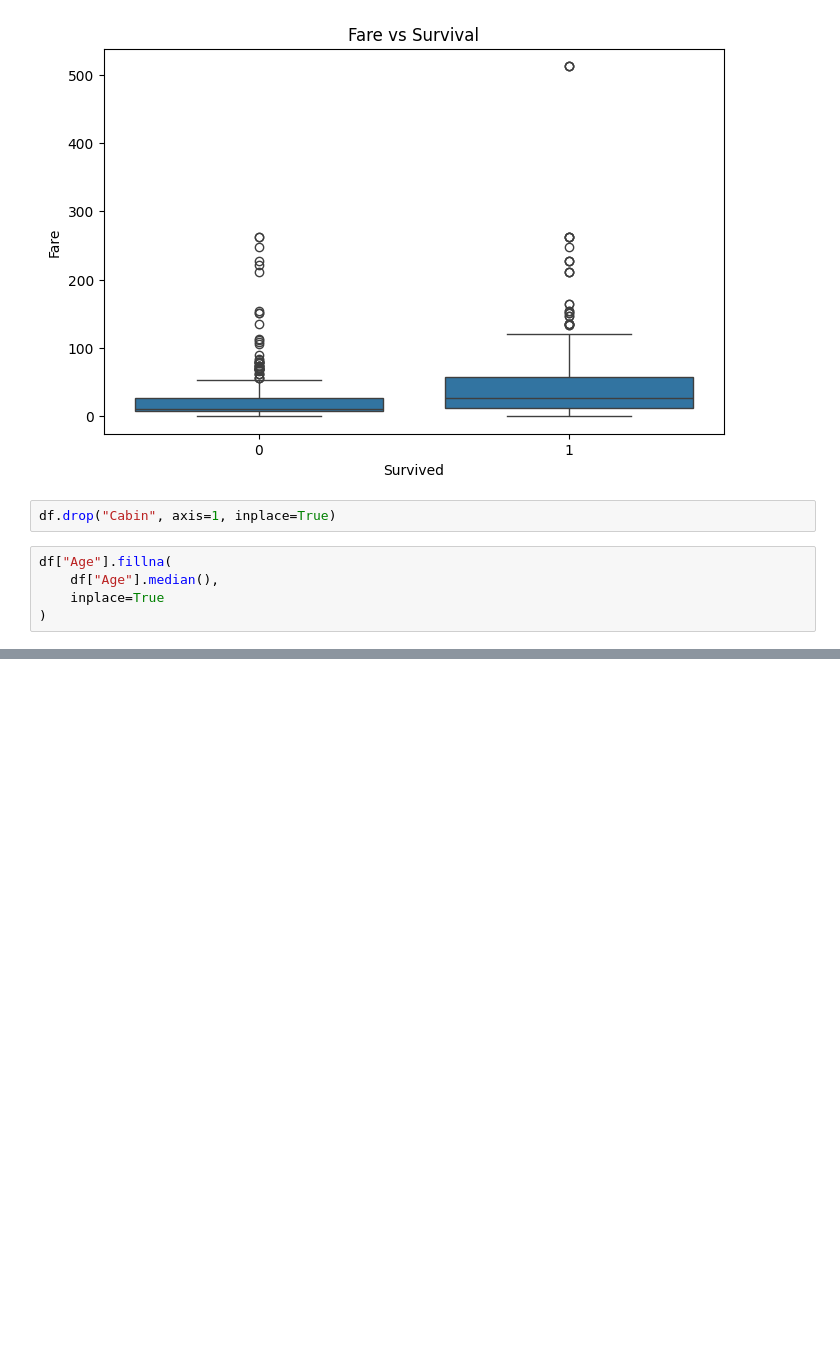
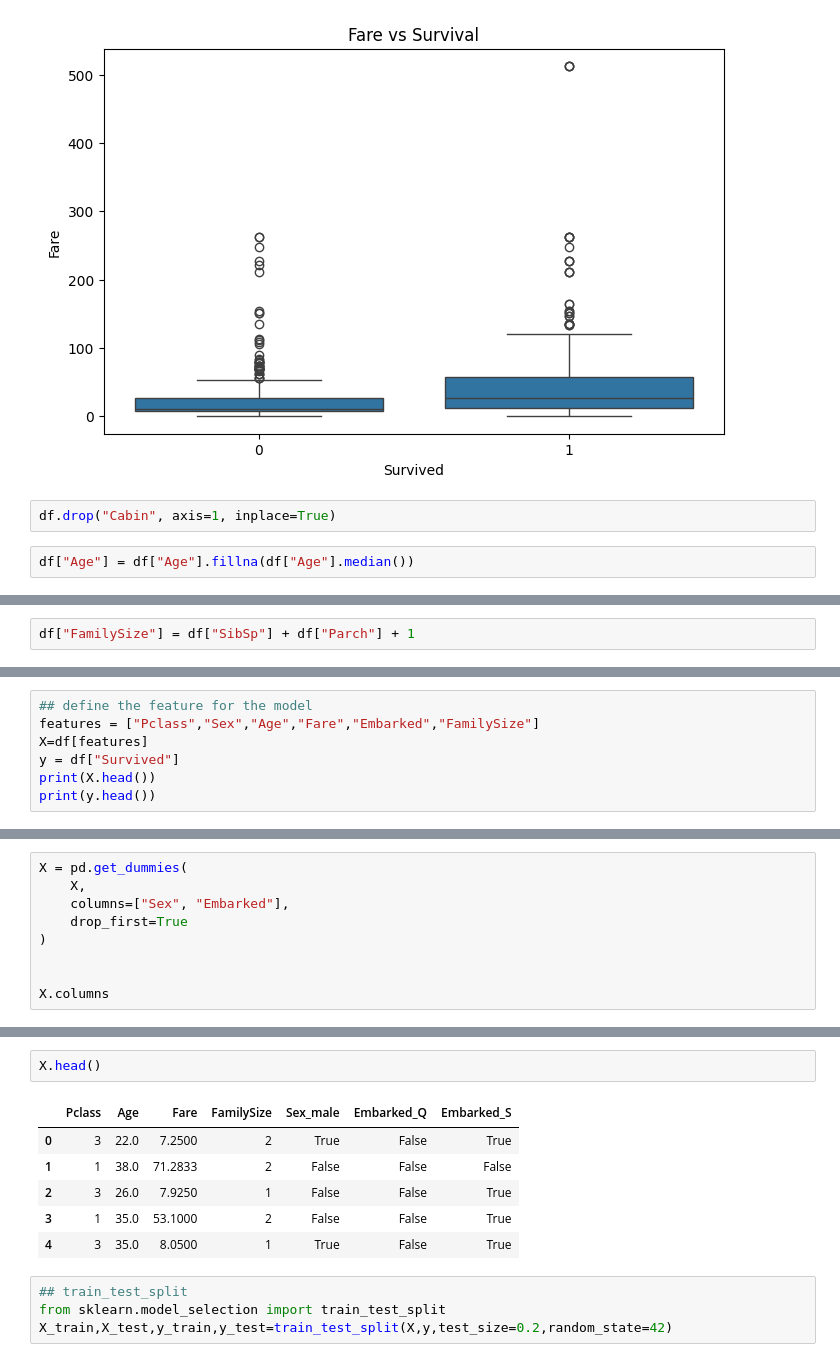
Before and after one commit to Lalesh2005/machine_learning, a Jupyter notebook: Titanic_analysis/titanic.ipynb, the cells around one changed output, grey strips where cells are left out. Drawn from its saved outputs; the diff is of its cells as text; blank space fills up the shorter version.

```diff
--- a/Titanic_analysis/titanic.ipynb
+++ b/Titanic_analysis/titanic.ipynb
@@ -187,7 +187,4 @@ plt.show()
 # %%
 df.drop("Cabin", axis=1, inplace=True)
 # %%
-df["Age"].fillna(
-    df["Age"].median(),
-    inplace=True
-)
+df["Age"] = df["Age"].fillna(df["Age"].median())
@@ -253 +245,3 @@ Embarked         2
 dtype: int64
+# %%
+df["FamilySize"] = df["SibSp"] + df["Parch"] + 1
@@ -253,0 +257,7 @@ dtype: int64
+# %%
+## define the feature for the model
+features = ["Pclass","Sex","Age","Fare","Embarked","FamilySize"]
+X=df[features]
+y = df["Survived"]
+print(X.head())
+print(y.head())
@@ -253,0 +277,9 @@ dtype: int64
+# %%
+X = pd.get_dummies(
+    X,
+    columns=["Sex", "Embarked"],
+    drop_first=True
+)
+
+
+X.columns
@@ -253,0 +300,13 @@ dtype: int64
+# %%
+X.head()
+# %% [output]
+|  | Pclass | Age | Fare | FamilySize | Sex_male | Embarked_Q | Embarked_S |
+| 0 | 3 | 22.0 | 7.2500 | 2 | True | False | True |
+| 1 | 1 | 38.0 | 71.2833 | 2 | False | False | False |
+| 2 | 3 | 26.0 | 7.9250 | 1 | False | False | True |
+| 3 | 1 | 35.0 | 53.1000 | 2 | False | False | True |
+| 4 | 3 | 35.0 | 8.0500 | 1 | True | False | True |
+# %%
+## train_test_split
+from sklearn.model_selection import train_test_split
+X_train,X_test,y_train,y_test=train_test_split(X,y,test_size=0.2,random_state=42)
```
Also changed, not shown: parts of 16 cells of this notebook.
